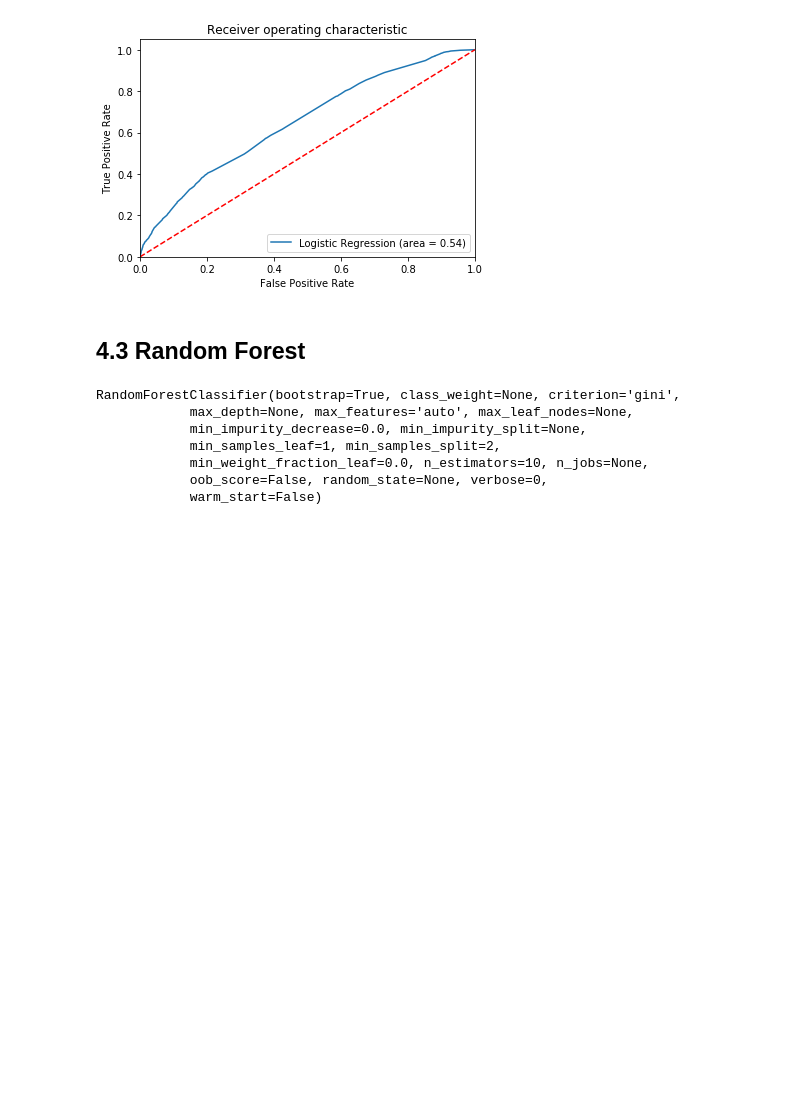
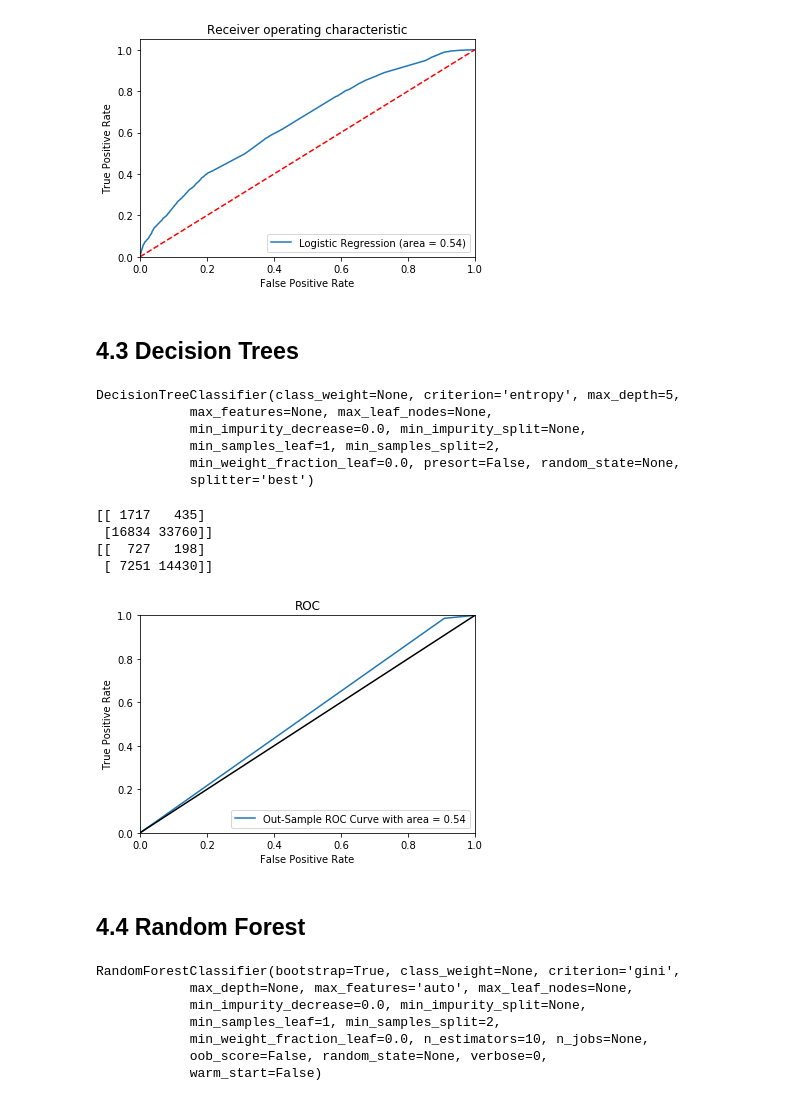
Before and after one commit to sahilarora93/Yelp_data_challenge, a Jupyter notebook: Final_Project_ML_Attributes.ipynb, the cells around one changed output. Saved outputs shown, nothing was run; the diff lists cells and outputs as text; code cells hidden in the pictures; blank space fills up the shorter version.

```diff
--- a/Final_Project_ML_Attributes.ipynb
+++ b/Final_Project_ML_Attributes.ipynb
@@ -876,8 +900,53 @@ plt.savefig('Log_ROC')
 plt.show()
 # %% [output]
 [figure]
+# %% [markdown]
+## 4.3 Decision Trees
+# %%
+from sklearn.tree import DecisionTreeClassifier
+from sklearn import tree
+
+model = tree.DecisionTreeClassifier(max_depth = 5,criterion='entropy')
+model.fit(train_X,train_y)
+# %% [output]
+DecisionTreeClassifier(class_weight=None, criterion='entropy', max_depth=5,
+            max_features=None, max_leaf_nodes=None,
+            min_impurity_decrease=0.0, min_impurity_split=None,
+            min_samples_leaf=1, min_samples_split=2,
+            min_weight_fraction_leaf=0.0, presort=False, random_state=None,
+            splitter='best')
+# %%
+from sklearn.metrics import confusion_matrix
+p_train=model.predict(train_X)
+p_test = model.predict(test_X)
+print(confusion_matrix(p_train,np.array(train_y)))
+print(confusion_matrix(p_test,np.array(test_y)))
+# %% [output]
+[[ 1717   435]
+ [16834 33760]]
+[[  727   198]
+ [ 7251 14430]]
+# %%
+from sklearn.metrics import roc_curve,auc
+import pylab as pl
+%matplotlib inline
+(fpr, tpr, thresholds) = roc_curve(test_y,p_test)
+area = auc(fpr,tpr)
+pl.clf() #Clear the current figure
+pl.plot(fpr,tpr,label="Out-Sample ROC Curve with area = %1.2f"%area)
+
+pl.plot([0, 1], [0, 1], 'k') #This plots the random (equal probability line)
+pl.xlim([0.0, 1.0])
+pl.ylim([0.0, 1.0])
+pl.xlabel('False Positive Rate')
+pl.ylabel('True Positive Rate')
+pl.title('ROC')
+pl.legend(loc="lower right")
+pl.show()
+# %% [output]
+[figure, added]
 # %% [markdown]
-## 4.3 Random Forest
+## 4.4 Random Forest
 # %%
 from sklearn.ensemble import RandomForestClassifier
 model = RandomForestClassifier(n_estimators=10)
```
Also changed, not shown: parts of 16 cells of this notebook.
